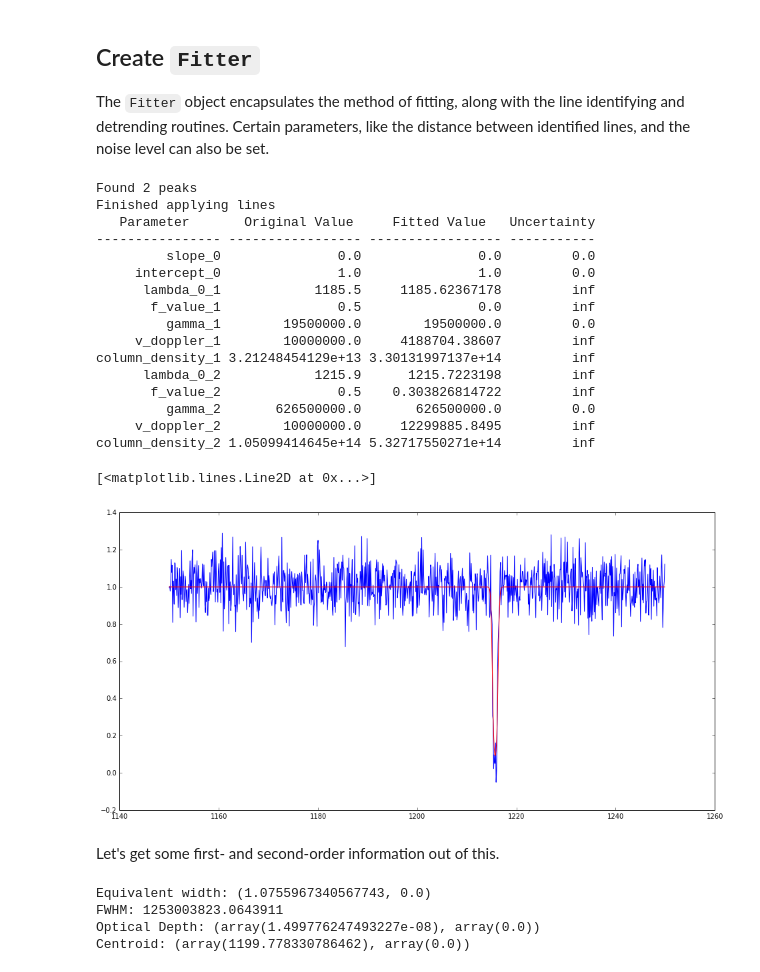
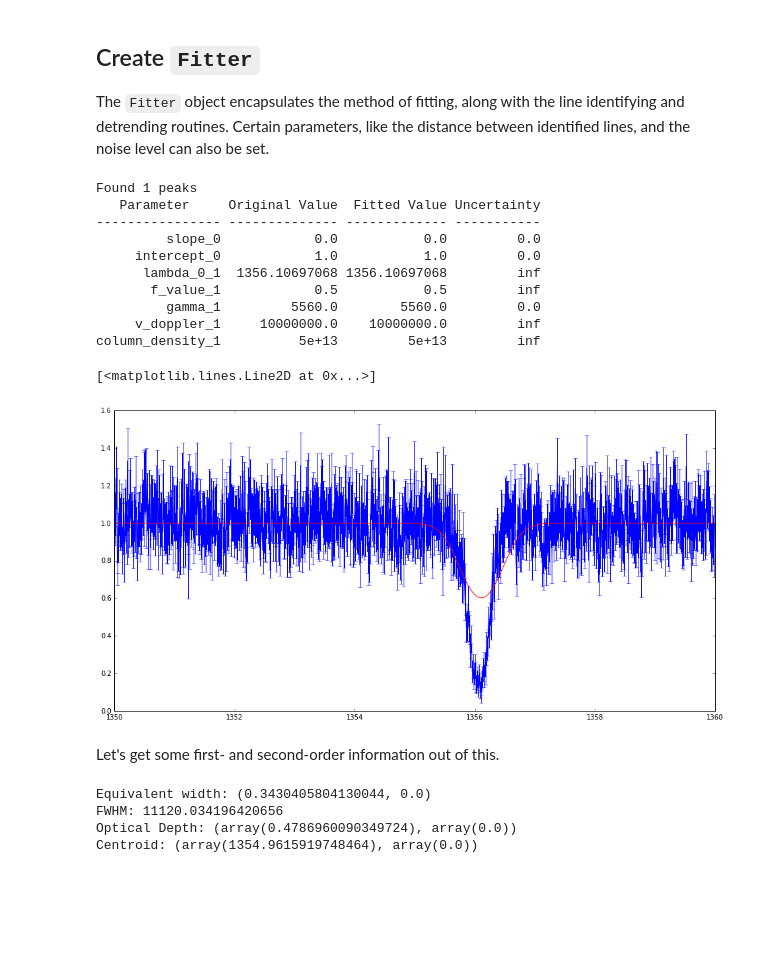
Before and after one commit to MISTY-pipeline/spectacle, a Jupyter notebook: notebooks/Fitting.ipynb, the cells around one changed output. Saved outputs shown, nothing was run; the diff lists cells and outputs as text; code cells hidden in the pictures; blank space fills up the shorter version.

```diff
--- a/notebooks/Fitting.ipynb
+++ b/notebooks/Fitting.ipynb
@@ -20,33 +20,21 @@ This is an example notebook of taking some real data and fitting an absorption f
 Load the data. The fitter currently assumes that all data has been normalized to 1.
 # %%
 # Load real data
-# hdulist = fits.open("/Users/nearl/projects/hst_proposal/QSOALS/3C066A/3C066A_coadd_FUVM_final_all.fits")
-# disp, flux, uncert, dq = hdulist[1].data['WAVE'], hdulist[1].data['FLUX'], \
-#                          hdulist[1].data['ERROR'], hdulist[1].data['DQ']
-disp = np.arange(1150, 1250, 0.1)
-
-spectrum1 = Spectrum1D(dispersion=disp, uncertainty=np.random.sample(1000) * 0.005)
-spectrum1.add_line(lambda_0=1.21567010E+03, f_value=0.4164, v_doppler=1e7, column_density=10**14.66, name="Halpha")
-spectrum1.add_noise(std_dev=0.1)
-# cos_lsf = LSF(instrument='cos')
-# spectrum1.add_lsf(cos_lsf)
-
-disp, flux, uncert = spectrum1.dispersion, spectrum1.flux, spectrum1.uncertainty
+hdulist = fits.open("/Users/nearl/projects/hst_proposal/QSOALS/3C066A/3C066A_coadd_FUVM_final_all.fits")
+disp, flux, uncert, dq = hdulist[1].data['WAVE'], hdulist[1].data['FLUX'], \
+                         hdulist[1].data['ERROR'], hdulist[1].data['DQ']
 # %%
 # Create a mask and apply it since we don't really care about the entire spectrum
-# mask = [(disp > 1150) & (disp < 1260)]
+mask = [(disp > 1350) & (disp < 1360)]
 
-# flux = flux[mask]
-# disp = disp[mask]
-# uncert = uncert[mask]
-
-# temp_flux = unp.uarray(flux, uncert)
-# temp_flux /= np.max(temp_flux)
-# flux, uncert = unp.nominal_values(temp_flux), unp.std_devs(temp_flux)
+flux = flux[mask]
+disp = disp[mask]
+uncert = uncert[mask]
 
 # Currently, the fitting assumes that the data is normalized to 1.0
-# flux /= np.median(flux)
-# uncert /= np.median(flux)
+tmp_flux = unp.uarray(flux, uncert)
+tmp_flux /= np.median(tmp_flux)
+flux, uncert = unp.nominal_values(tmp_flux), unp.std_devs(tmp_flux)
 
 # Create spectrum object
 spectrum = Spectrum1D(disp, flux, uncertainty=uncert)
@@ -54,4 +42,5 @@ spectrum = Spectrum1D(disp, flux, uncertainty=uncert)
 # Plot the spectrum
 plt.errorbar(spectrum.dispersion, spectrum.flux, yerr=spectrum.uncertainty)
 # plt.plot(spectrum.dispersion, spectrum.flux)
+plt.show()
 # %% [output]
@@ -62,32 +50,26 @@ plt.errorbar(spectrum.dispersion, spectrum.flux, yerr=spectrum.uncertainty)
 The `Fitter` object encapsulates the method of fitting, along with the line identifying and detrending routines. Certain parameters, like the distance between identified lines, and the noise level can also be set.
 # %%
 # Create a fitter. The default fitting routine is a LevMarLSQ.
-fitter = Fitter()
+fitter = LevMarFitter()
 result_spectrum = fitter(spectrum)
 print(fitter.fit_info)
 
 # Plot the fitted spectrum with the original
-plt.plot(spectrum.dispersion, spectrum.flux)
+plt.errorbar(spectrum.dispersion, spectrum.flux, yerr=spectrum.uncertainty)
 plt.plot(result_spectrum.dispersion, result_spectrum.flux, color='red')
 # %% [output]
-Found 2 peaks
-Finished applying lines
-   Parameter       Original Value     Fitted Value   Uncertainty
----------------- ----------------- ----------------- -----------
-         slope_0               0.0               0.0         0.0
-     intercept_0               1.0               1.0         0.0
-      lambda_0_1            1185.5     1185.62367178         inf
-       f_value_1               0.5               0.0         inf
-         gamma_1        19500000.0        19500000.0         0.0
-     v_doppler_1        10000000.0     4188704.38607         inf
-column_density_1 3.21248454129e+13 3.30131997137e+14         inf
-      lambda_0_2            1215.9      1215.7223198         inf
-       f_value_2               0.5    0.303826814722         inf
-         gamma_2       626500000.0       626500000.0         0.0
-     v_doppler_2        10000000.0     12299885.8495         inf
-column_density_2 1.05099414645e+14 5.32717550271e+14         inf
+Found 1 peaks
+   Parameter     Original Value  Fitted Value Uncertainty
+---------------- -------------- ------------- -----------
+         slope_0            0.0           0.0         0.0
+     intercept_0            1.0           1.0         0.0
+      lambda_0_1  1356.10697068 1356.10697068         inf
+       f_value_1            0.5           0.5         inf
+         gamma_1         5560.0        5560.0         0.0
+     v_doppler_1     10000000.0    10000000.0         inf
+column_density_1          5e+13         5e+13         inf
 [<matplotlib.lines.Line2D at 0x...>]
-[figure, old version]
+[figure, new version]
 # %% [markdown]
 Let's get some first- and second-order information out of this.
 # %%
@@ -96,7 +78,7 @@ print("FWHM: {}".format(result_spectrum.fwhm(1356)))
 print("Optical Depth: {}".format(result_spectrum.optical_depth(1356)))
 print("Centroid: {}".format(result_spectrum.centroid(1356)))
 # %% [output]
-Equivalent width: (1.0755967340567743, 0.0)
-FWHM: 1253003823.0643911
-Optical Depth: (array(1.499776247493227e-08), array(0.0))
-Centroid: (array(1199.778330786462), array(0.0))
+Equivalent width: (0.3430405804130044, 0.0)
+FWHM: 11120.034196420656
+Optical Depth: (array(0.4786960090349724), array(0.0))
+Centroid: (array(1354.9615919748464), array(0.0))
```
Also changed, not shown: parts of 3 cells of this notebook, 6 other files.
